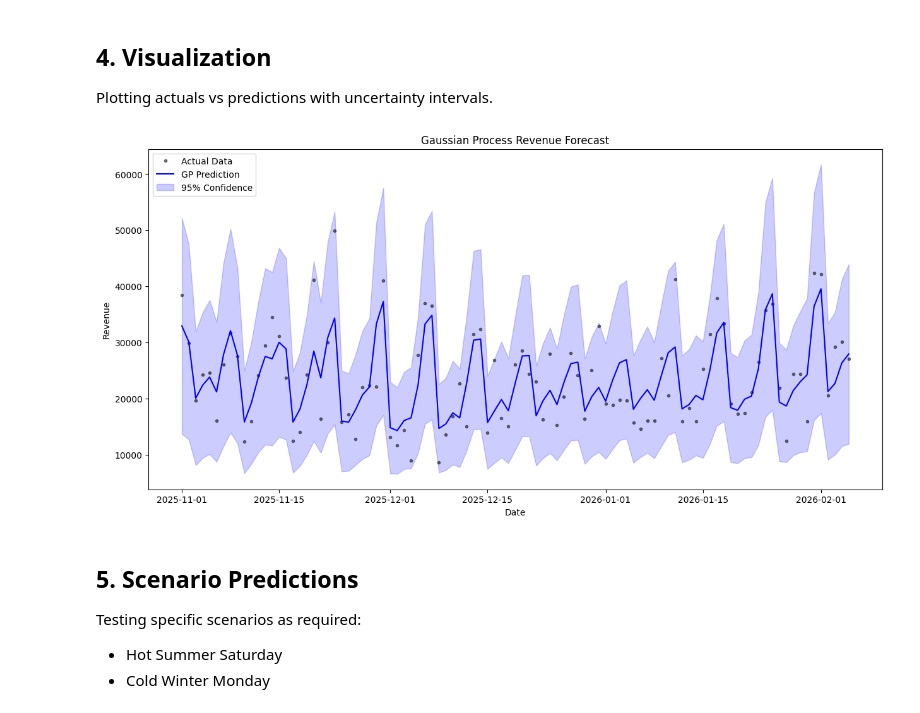
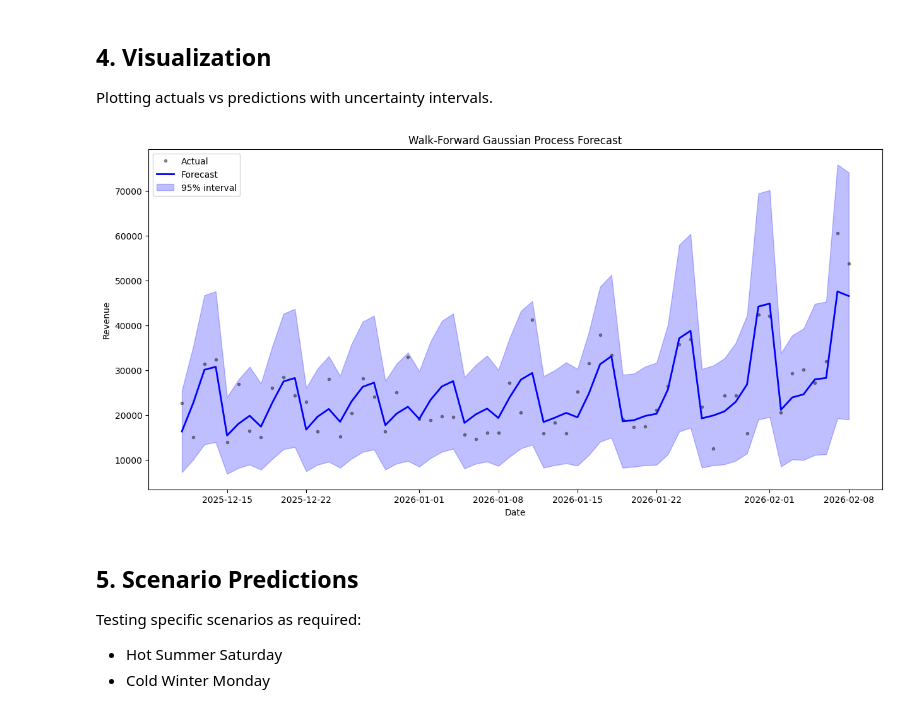
Before and after one commit to kshitij1489/dn_analytics, a Jupyter notebook: src/core/learning/revenue_forecasting/gaussianprocess.ipynb, the cells around one changed output. Drawn from its saved outputs; the diff is of its cells as text; code cells hidden in the pictures.

```diff
--- a/src/core/learning/revenue_forecasting/gaussianprocess.ipynb
+++ b/src/core/learning/revenue_forecasting/gaussianprocess.ipynb
@@ -27,7 +29,7 @@ Fetching real data from the database. If insufficient data exists, falling back
 conn, _ = get_db_connection()
 
 try:
-    df = get_historical_data(conn, start_date="01-11-25", end_date="05-02-26")
+    df = get_historical_data(conn, start_date="11-11-25", end_date="08-02-26")
     print(f"Loaded {len(df)} rows from database.")
 except Exception as e:
     print(f"DB load failed: {e}")
@@ -56,11 +58,16 @@ Sample rows:
 ## 2. Train Gaussian Process Model
 Initializing the model with the mandatory kernel structure and fitting it to the data.
 # %%
+# KEEP ORIGINAL SAFE
+df_raw = df.copy()
+
+# Training data uses lag features
+train_df = add_lag_features(df_raw)
+
 forecaster = GaussianProcessForecaster()
 
 print("Training GP Model... (this may take a moment)")
-forecaster.fit(df, target='y')
-
+forecaster.fit(train_df, target='y')
 print("Training Complete.")
 # %% [output]
 Training GP Model... (this may take a moment)
@@ -78,30 +193,75 @@ MAE=3697.66 RMSE=4829.64 Coverage95=100.00%
 ## 4. Visualization
 Plotting actuals vs predictions with uncertainty intervals.
 # %%
-# 1. Get predictions (MODEL NOW RETURNS REVENUE DIRECTLY)
-mean, std = forecaster.predict(df)
+import numpy as np
+import pandas as pd
+import matplotlib.pyplot as plt
 
-# 2. Calculate intervals directly (NO np.exp needed)
-lower = mean - 1.96 * std
-upper = mean + 1.96 * std
+def rolling_predict_series(model, raw_df, min_history=30):
+    """
+    Walk-forward reconstruction of historical predictions.
 
-# 3. Clean up for plotting
-mean = np.nan_to_num(mean, nan=0.0)
-lower = np.nan_to_num(lower, nan=0.0)
-upper = np.nan_to_num(upper, nan=0.0)
+    Returns a dataframe aligned with dates:
+    columns = [ds, y, pred_mean, pred_std, lower, upper]
+    """
 
-# 4. Plot
-plt.figure(figsize=(15, 7))
-plt.plot(df['ds'], df['y'], 'k.', label='Actual Data', alpha=0.5)
-plt.plot(df['ds'], mean, 'b-', label='GP Prediction')
-plt.fill_between(df['ds'], lower, upper, alpha=0.2, color='b', label='95% Confidence')
-plt.title("Gaussian Process Revenue Forecast")
+    history = raw_df.iloc[:min_history].copy()
+    records = []
+
+    for i in range(min_history, len(raw_df)):
+        next_day = raw_df.iloc[i]
+
+        hist_lagged = add_lag_features(history)
+
+        # Not enough past for lag7 → skip prediction
+        if len(hist_lagged) < 7:
+            history = pd.concat([history, raw_df.iloc[i:i+1]])
+            continue
+
+        row = make_next_row(
+            next_day['ds'],
+            next_day['temp_max'],
+            hist_lagged[['ds', 'y']]
+        )
+
+        mean, std = model.predict(row)
+
+        records.append({
+            'ds': next_day['ds'],
+            'y': next_day['y'],
+            'pred_mean': float(mean[0]),
+            'pred_std': float(std[0]),
+            'lower': float(mean[0] - 1.96*std[0]),
+            'upper': float(mean[0] + 1.96*std[0]),
+        })
+
+        # advance time with real observation
+        history = pd.concat([history, raw_df.iloc[i:i+1]])
+
+    return pd.DataFrame(records)
+
+plot_df = rolling_predict_series(forecaster, df_raw)
+plt.figure(figsize=(15,7))
+
+plt.plot(plot_df['ds'], plot_df['y'], 'k.', alpha=0.4, label="Actual")
+plt.plot(plot_df['ds'], plot_df['pred_mean'], 'b-', linewidth=2, label="Forecast")
+
+plt.fill_between(
+    plot_df['ds'],
+    plot_df['lower'],
+    plot_df['upper'],
+    alpha=0.25,
+    color='blue',
+    label="95% interval"
+)
+
+plt.title("Walk-Forward Gaussian Process Forecast")
 plt.xlabel("Date")
 plt.ylabel("Revenue")
 plt.legend()
 plt.show()
 # %% [output]
-[figure, old version]
+[figure, new version]
 # %% [markdown]
 ## 5. Scenario Predictions
 Testing specific scenarios as required:
```
Also changed, not shown: parts of 10 cells of this notebook, 27 other files.
